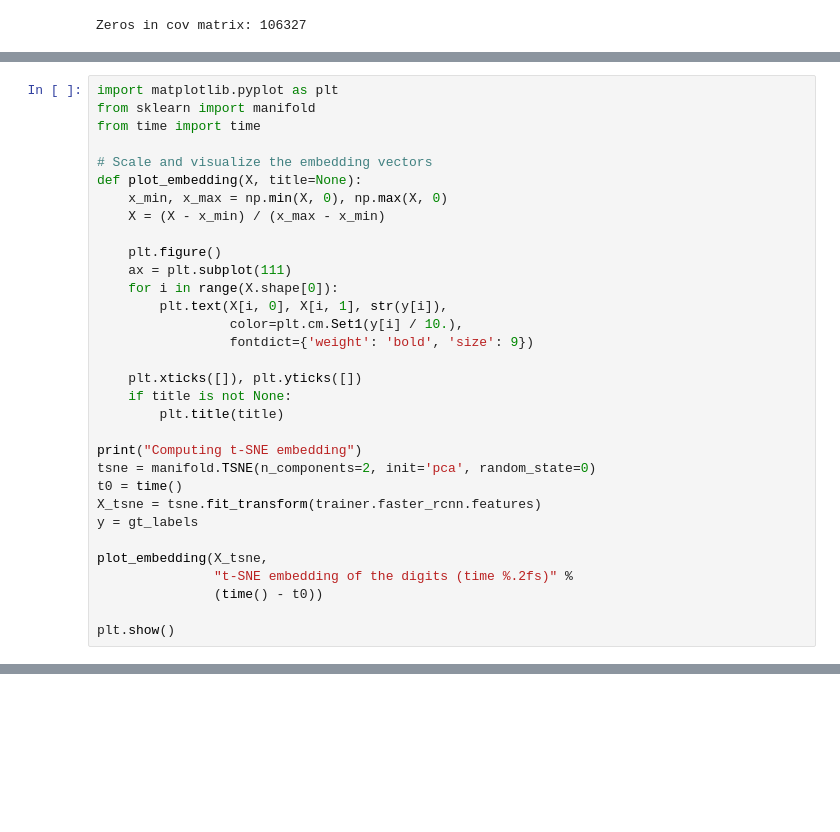
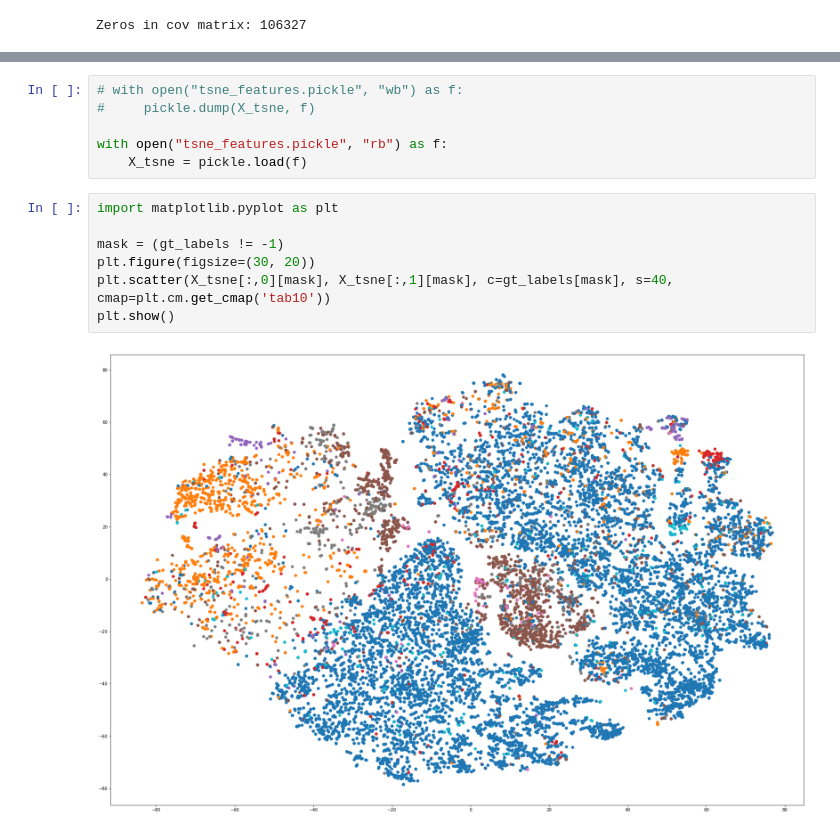
Before and after one commit to BalahariVignesh/simple-faster-rcnn-pytorch, a Jupyter notebook: mahalanobis.ipynb, the cells around one changed output, grey strips where cells are left out. Drawn from its saved outputs; the diff is of its cells as text; blank space fills up the shorter version.

```diff
--- a/mahalanobis.ipynb
+++ b/mahalanobis.ipynb
@@ -213,32 +188,0 @@ array([[ 3.31108153e+03, -1.11557953e+02,  3.37082522e+00, ...,
-# %%
-import matplotlib.pyplot as plt
-from sklearn import manifold
-from time import time
-
-# Scale and visualize the embedding vectors
-def plot_embedding(X, title=None):
-    x_min, x_max = np.min(X, 0), np.max(X, 0)
-    X = (X - x_min) / (x_max - x_min)
-
-    plt.figure()
-    ax = plt.subplot(111)
-    for i in range(X.shape[0]):
-        plt.text(X[i, 0], X[i, 1], str(y[i]),
-                 color=plt.cm.Set1(y[i] / 10.),
-                 fontdict={'weight': 'bold', 'size': 9})
-
-    plt.xticks([]), plt.yticks([])
-    if title is not None:
-        plt.title(title)
-
-print("Computing t-SNE embedding")
-tsne = manifold.TSNE(n_components=2, init='pca', random_state=0)
-t0 = time()
-X_tsne = tsne.fit_transform(trainer.faster_rcnn.features)
-y = gt_labels
-
-plot_embedding(X_tsne,
-               "t-SNE embedding of the digits (time %.2fs)" %
-               (time() - t0))
-
-plt.show()
@@ -246,0 +200,15 @@ Computing t-SNE embedding
+# %%
+# with open("tsne_features.pickle", "wb") as f:
+#     pickle.dump(X_tsne, f)
+
+with open("tsne_features.pickle", "rb") as f:
+    X_tsne = pickle.load(f)
+# %%
+import matplotlib.pyplot as plt
+
+mask = (gt_labels != -1)
+plt.figure(figsize=(30, 20))
+plt.scatter(X_tsne[:,0][mask], X_tsne[:,1][mask], c=gt_labels[mask], s=40, cmap=plt.cm.get_cmap('tab10'))
+plt.show()
+# %% [output]
+[figure, added]
```
Also changed, not shown: parts of 17 cells of this notebook, 4 other files.
